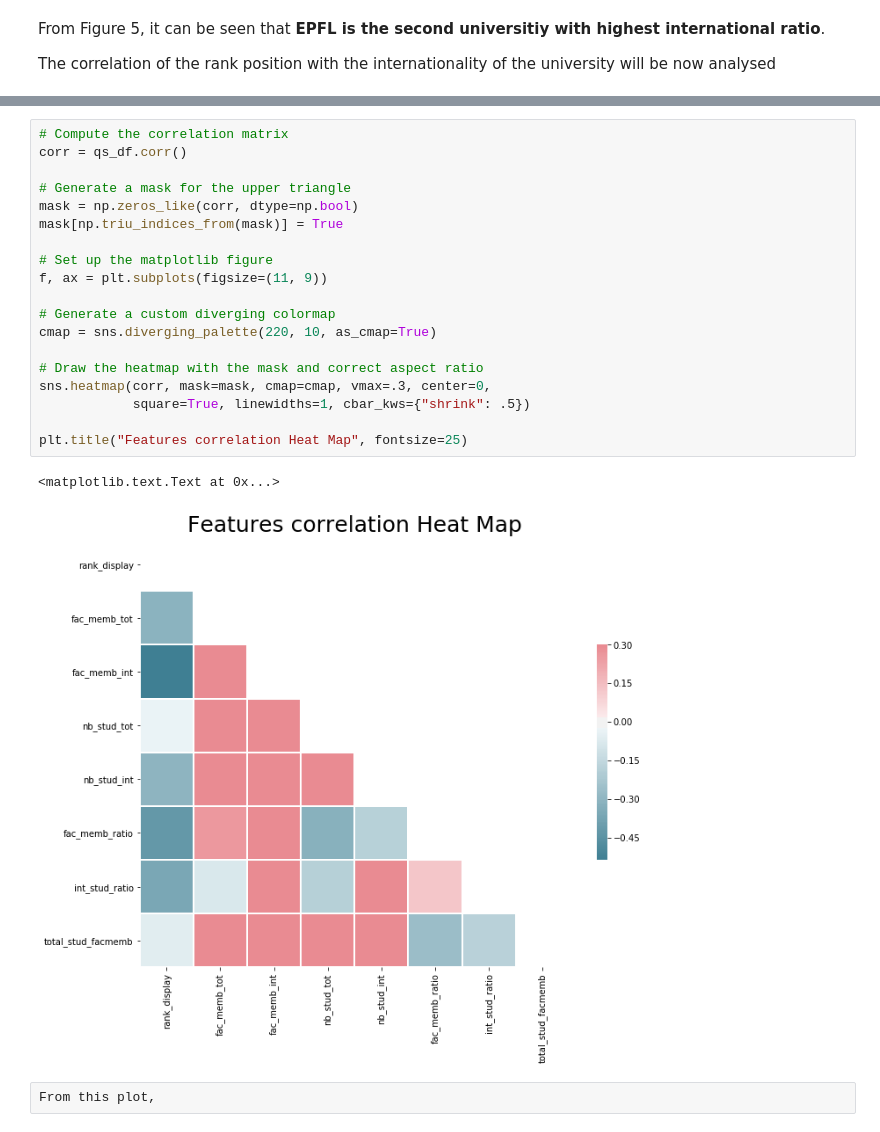
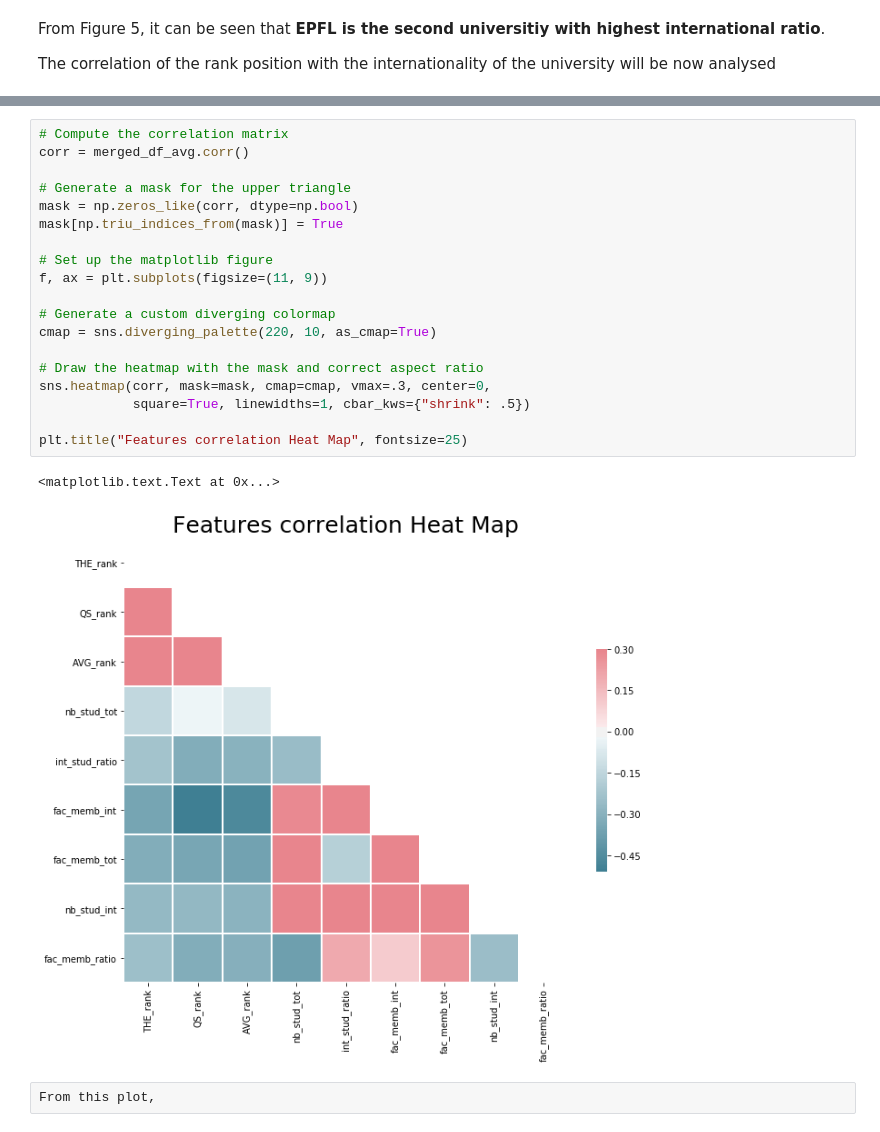
Before and after one commit to LucaZampieri/ADA_homework_LMX, a Jupyter notebook: 02 - Data from the Web/homework2.ipynb, the cells around one changed output, grey strips where cells are left out. Cells and saved outputs as stored; diff of their text form.

```diff
--- a/02 - Data from the Web/homework2.ipynb
+++ b/02 - Data from the Web/homework2.ipynb
@@ -1320,25 +1134,25 @@ qs_df.describe()
 # %%
 # Compute the correlation matrix
-corr = qs_df.corr()
+corr = merged_df_avg.corr()
 
 # Generate a mask for the upper triangle
 mask = np.zeros_like(corr, dtype=np.bool)
 mask[np.triu_indices_from(mask)] = True
 
 # Set up the matplotlib figure
 f, ax = plt.subplots(figsize=(11, 9))
 
 # Generate a custom diverging colormap
 cmap = sns.diverging_palette(220, 10, as_cmap=True)
 
 # Draw the heatmap with the mask and correct aspect ratio
 sns.heatmap(corr, mask=mask, cmap=cmap, vmax=.3, center=0,
             square=True, linewidths=1, cbar_kws={"shrink": .5})
 
 plt.title("Features correlation Heat Map", fontsize=25)
 # %% [output]
 <matplotlib.text.Text at 0x...>
-[figure, old version]
+[figure, new version]
 # %% [raw]
 From this plot,
 # %%
```
Also changed, not shown: parts of 59 cells of this notebook, 1 other file.
